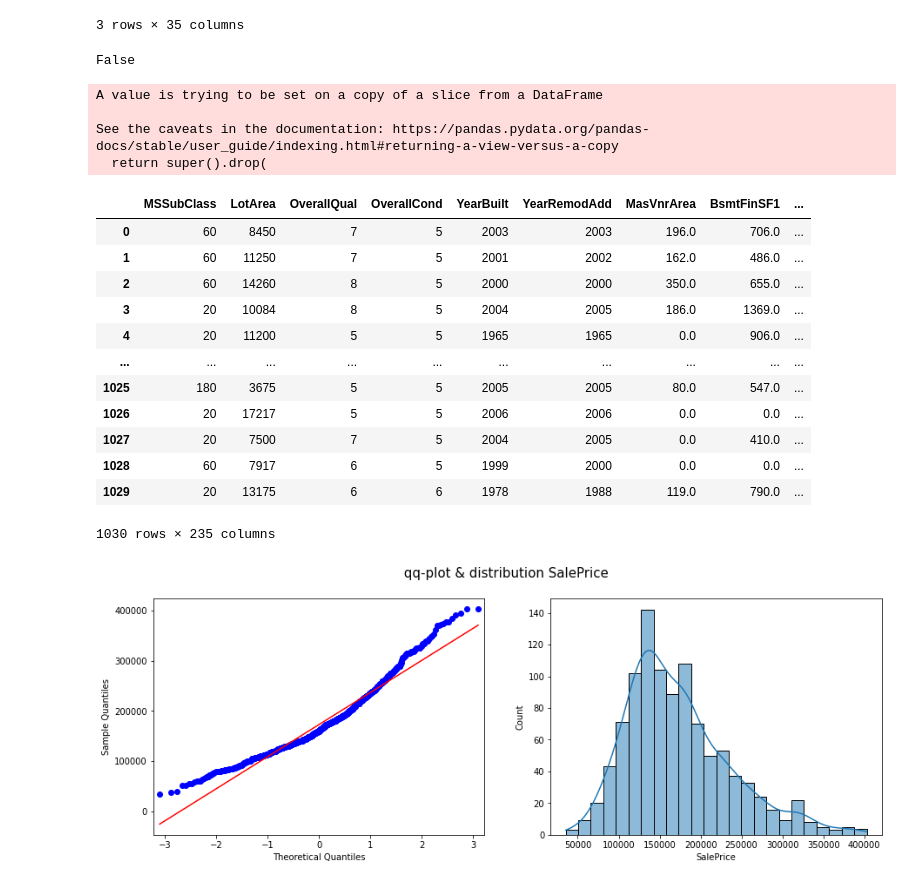
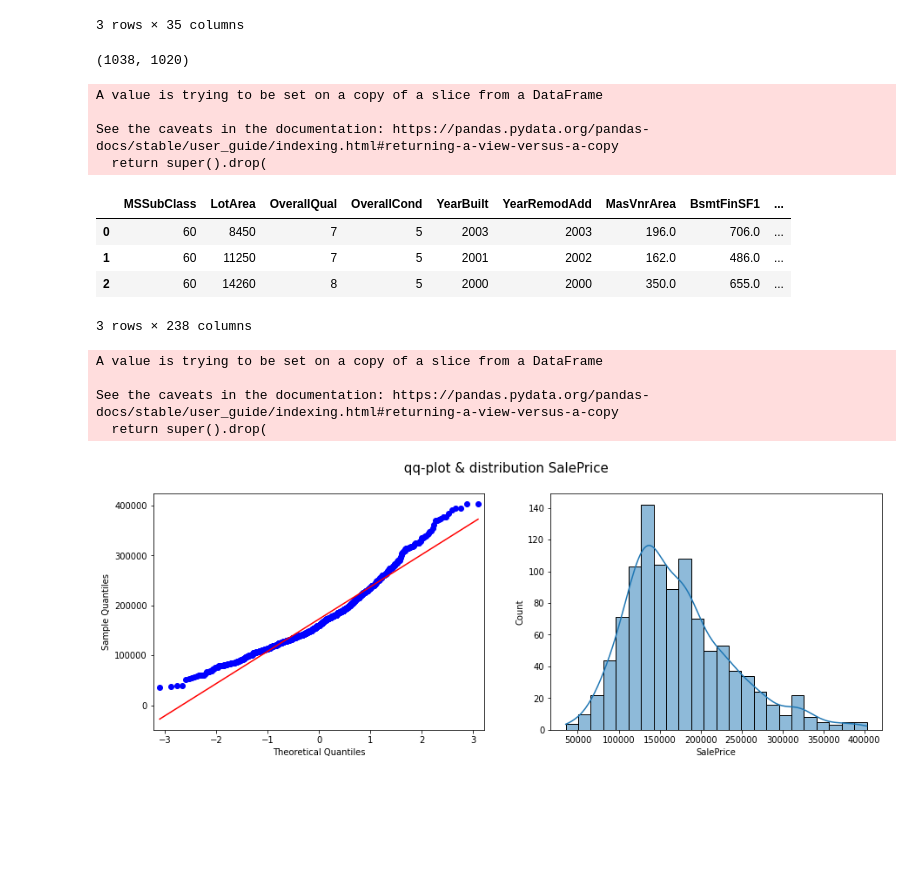
Before and after one commit to zhpinkman/house-pricing-regressor, a Jupyter notebook: house-pricing.ipynb, the cells around one changed output. Cells and saved outputs as stored; diff of their text form; code cells hidden in the pictures; blank space fills up the shorter version.

```diff
--- a/house-pricing.ipynb
+++ b/house-pricing.ipynb
@@ -353,8 +311,8 @@ df_numbers.describe()
 | 75% | 70.000000 | 11500.000000 | 7.000000 | 6.000000 | 2000.000000 | 2004.000000 | 164.750000 | 733.000000 | ... |
 | max | 190.000000 | 215245.000000 | 10.000000 | 9.000000 | 2010.000000 | 2010.000000 | 1600.000000 | 5644.000000 | ... |
 8 rows × 35 columns
-# %%
-df_numbers = df_numbers[(np.abs(stats.zscore(df_numbers)) < 3).all(axis=1)]
+# %%
+df_numbers = df_numbers.iloc[np.abs(stats.zscore(df_numbers) < 3).all(axis=1)]
 # %%
 df_numbers.index
 # %% [output]
@@ -390,15 +348,15 @@ df_numbers.head(3)
 | 4 | 60 | 14260 | 8 | 5 | 2000 | 2000 | 350.0 | 655.0 | ... |
 3 rows × 35 columns
 # %%
-all_features_df = pd.concat([df_numbers, df_categoricals], axis=1)
-all_features_df.reset_index(drop=True, inplace=True)
+df = pd.concat([df_numbers, df_categoricals], axis=1)
+df.reset_index(drop=True, inplace=True)
 # %%
-train_data_df = all_features_df[all_features_df['SalePrice'] > 0]
-test_data_df = all_features_df[all_features_df['SalePrice'] == 0]
+train_data_df = df[df['SalePrice'] > 0]
+test_data_df = df[df['SalePrice'] == 0]
-# %%
-'SalePrice' in test_data_df.columns
-# %% [output]
-False
+# %%
+train_data_df.shape[0], test_data_df.shape[0]
+# %% [output]
+(1038, 1020)
 # %%
 test_data_df.drop(columns=['SalePrice'], axis=1, inplace=True)
 # %% [output]
@@ -407,23 +365,21 @@ A value is trying to be set on a copy of a slice from a DataFrame
 See the caveats in the documentation: https://pandas.pydata.org/pandas-docs/stable/user_guide/indexing.html#returning-a-view-versus-a-copy
   return super().drop(
 # %%
-train_data_df
+train_data_df.head(3)
 # %% [output]
 |  | MSSubClass | LotArea | OverallQual | OverallCond | YearBuilt | YearRemodAdd | MasVnrArea | BsmtFinSF1 | ... |
 | 0 | 60 | 8450 | 7 | 5 | 2003 | 2003 | 196.0 | 706.0 | ... |
 | 1 | 60 | 11250 | 7 | 5 | 2001 | 2002 | 162.0 | 486.0 | ... |
 | 2 | 60 | 14260 | 8 | 5 | 2000 | 2000 | 350.0 | 655.0 | ... |
-| 3 | 20 | 10084 | 8 | 5 | 2004 | 2005 | 186.0 | 1369.0 | ... |
-| 4 | 20 | 11200 | 5 | 5 | 1965 | 1965 | 0.0 | 906.0 | ... |
-| ... | ... | ... | ... | ... | ... | ... | ... | ... | ... |
-| 1025 | 180 | 3675 | 5 | 5 | 2005 | 2005 | 80.0 | 547.0 | ... |
-| 1026 | 20 | 17217 | 5 | 5 | 2006 | 2006 | 0.0 | 0.0 | ... |
-| 1027 | 20 | 7500 | 7 | 5 | 2004 | 2005 | 0.0 | 410.0 | ... |
-| 1028 | 60 | 7917 | 6 | 5 | 1999 | 2000 | 0.0 | 0.0 | ... |
-| 1029 | 20 | 13175 | 6 | 6 | 1978 | 1988 | 119.0 | 790.0 | ... |
-1030 rows × 235 columns
+3 rows × 238 columns
 # %%
 target_df = train_data_df['SalePrice']
+train_data_df.drop(columns=['SalePrice'], axis=1, inplace=True)
+# %% [output]
+A value is trying to be set on a copy of a slice from a DataFrame
+
+See the caveats in the documentation: https://pandas.pydata.org/pandas-docs/stable/user_guide/indexing.html#returning-a-view-versus-a-copy
+  return super().drop(
 # %%
 fig, ax = plt.subplots(1,2, figsize= (15,5))
 fig.suptitle(" qq-plot & distribution SalePrice ", fontsize= 15)
```
Also changed, not shown: parts of 35 cells of this notebook, 6 other files.
